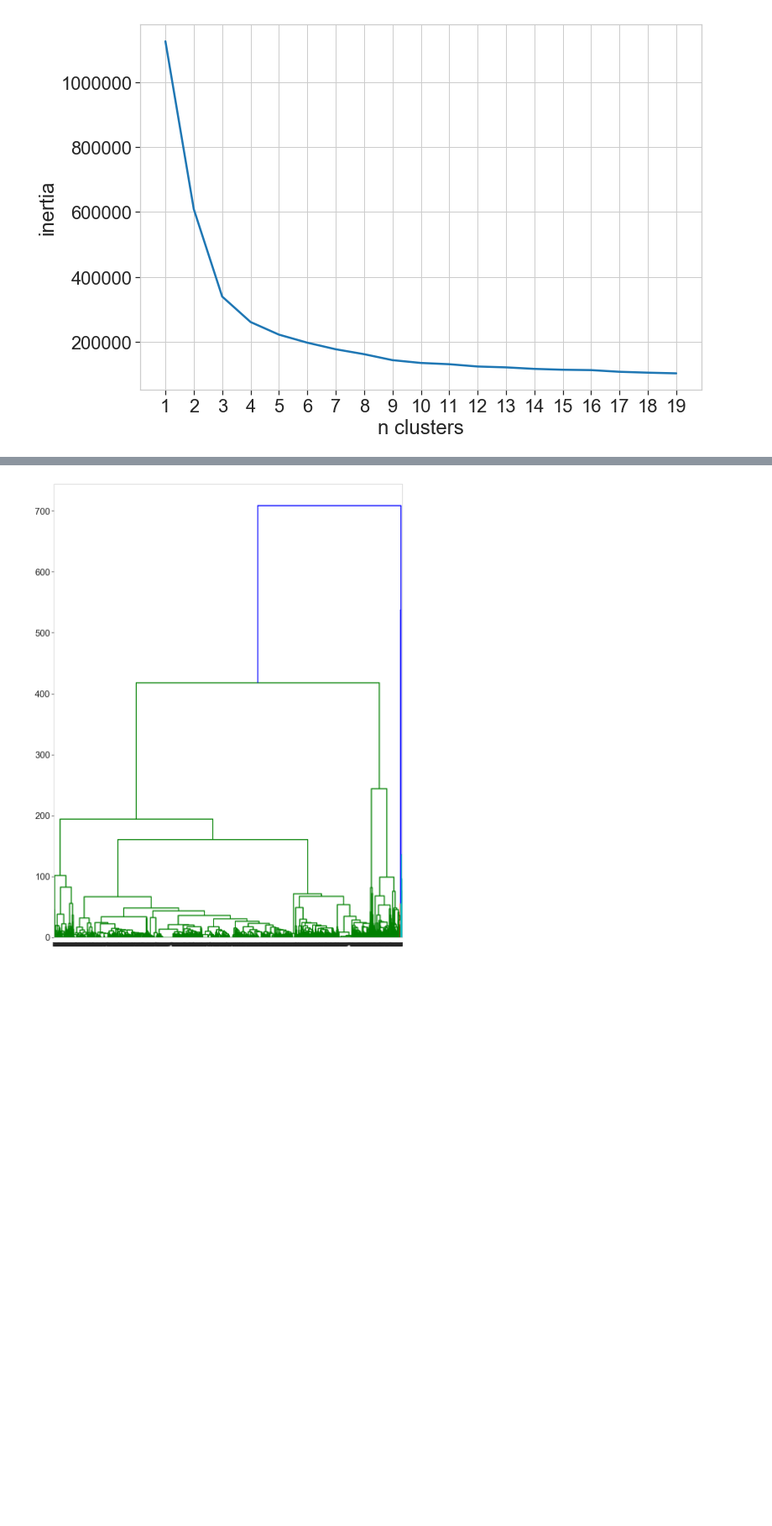
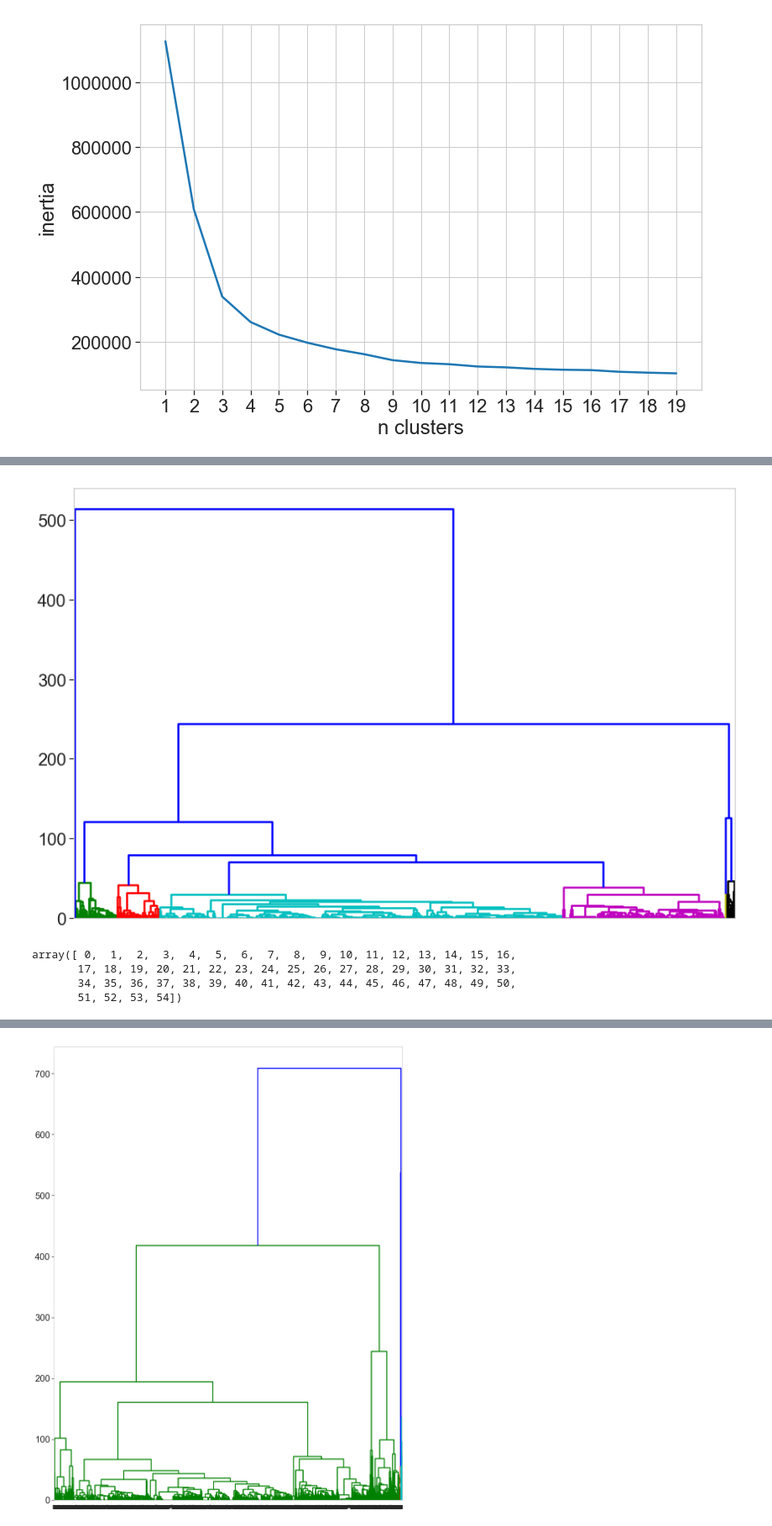
Before and after one commit to jcoupon/NOTAM-classifier, a Jupyter notebook: 3_Modelling/Modelling.ipynb, the cells around one changed output, grey strips where cells are left out. Shown at 84% size. Cells and saved outputs as stored; diff of their text form; code cells hidden in the pictures; blank space fills up the shorter version.

Commit message:
update modelling

```diff
--- a/3_Modelling/Modelling.ipynb
+++ b/3_Modelling/Modelling.ipynb
@@ -203,8 +186,9 @@ def cluster_train(
 # %%
-# train/test split
-X = word_counts.toarray()
 n_samples = len(X)
 
-X_train, X_test, ids_train, ids_test = train_test_split(X, range(n_samples), train_size=0.8, test_size=0.2)
+# train/test split
+X_train, X_test, ids_train, ids_test = train_test_split(
+    X, range(n_samples), train_size=0.8, test_size=0.2, random_state=20091982)
 
 text_test = df['fulltext'].iloc[ids_test]
+supress_test = df['supress'].iloc[ids_test]
@@ -247,0 +291,9 @@ labels_test = model.predict(X_test)
+# %%
+# first reduce to 50 dimensions using PCA
+decomposer = TruncatedSVD(
+    n_components=50, random_state=random_state)
+X_train_50 = decomposer.fit_transform(X_train)
+
+choice = np.random.randint(X_train.shape[0], size=1000)
+# %%
+Z = linkage(X_train_50[choice, :], 'ward')
@@ -247,0 +326,8 @@ labels_test = model.predict(X_test)
+# %%
+fig, ax = plt.subplots(figsize=(15, 10))
+dn = dendrogram(Z, ax=ax, no_labels=True, color_threshold=50)
+
+#ax.tick_params(axis='y', which='major', labelsize=15)
+ax.grid(False)
+# %% [output]
+[figure, added]
@@ -248 +345,8 @@ labels_test = model.predict(X_test)
+# %%
+np.unique(model.labels_)
+# %% [output]
+array([ 0,  1,  2,  3,  4,  5,  6,  7,  8,  9, 10, 11, 12, 13, 14, 15, 16,
+       17, 18, 19, 20, 21, 22, 23, 24, 25, 26, 27, 28, 29, 30, 31, 32, 33,
+       34, 35, 36, 37, 38, 39, 40, 41, 42, 43, 44, 45, 46, 47, 48, 49, 50,
+       51, 52, 53, 54])
 # %%
```
Also changed, not shown: parts of 34 cells of this notebook, 11 other files.
